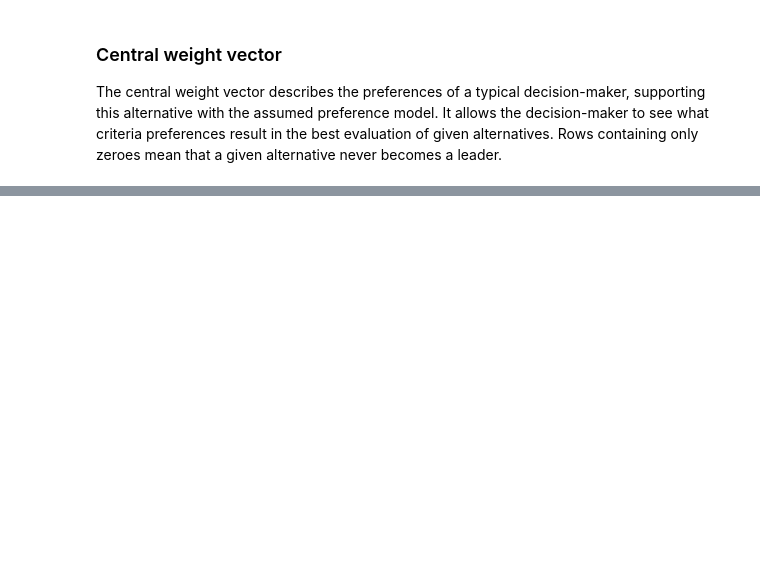
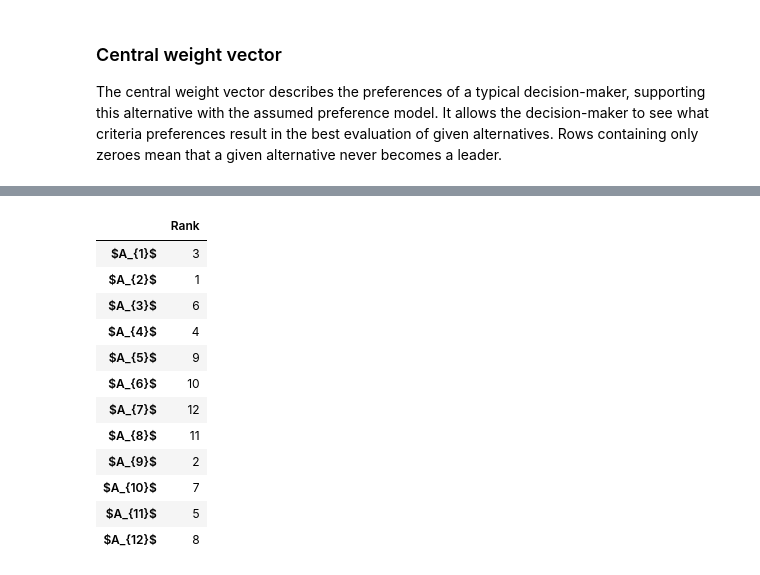
Before and after one commit to energyinpython/objective-weighting, a Jupyter notebook: docs/example.ipynb, the cells around one changed output, grey strips where cells are left out. Saved outputs shown, nothing was run; the diff lists cells and outputs as text; code cells hidden in the pictures; blank space fills up the shorter version.

```diff
--- a/docs/example.ipynb
+++ b/docs/example.ipynb
@@ -534,0 +537,19 @@ central_weights_df
+# %%
+rank_scores_df = pd.DataFrame(rank_scores, index = list_alt_names, columns = ['Rank'])
+rank_scores_df.to_csv('results_smaa/fr.csv')
+# %%
+rank_scores_df
+# %% [output]
+|  | Rank |
+| $A_{1}$ | 3 |
+| $A_{2}$ | 1 |
+| $A_{3}$ | 6 |
+| $A_{4}$ | 4 |
+| $A_{5}$ | 9 |
+| $A_{6}$ | 10 |
+| $A_{7}$ | 12 |
+| $A_{8}$ | 11 |
+| $A_{9}$ | 2 |
+| $A_{10}$ | 7 |
+| $A_{11}$ | 5 |
+| $A_{12}$ | 8 |
```
Also changed, not shown: parts of 6 cells of this notebook, 20 other files.
